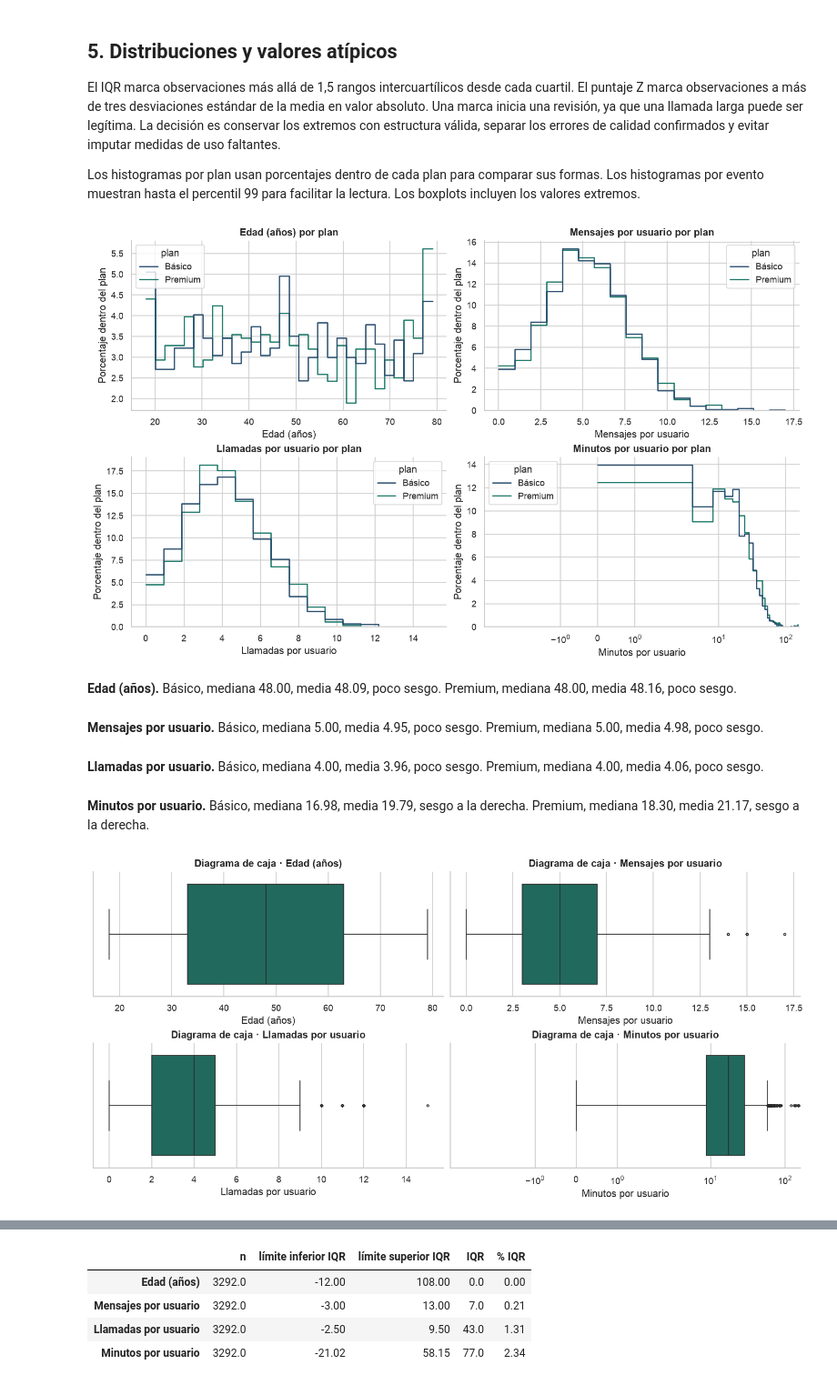
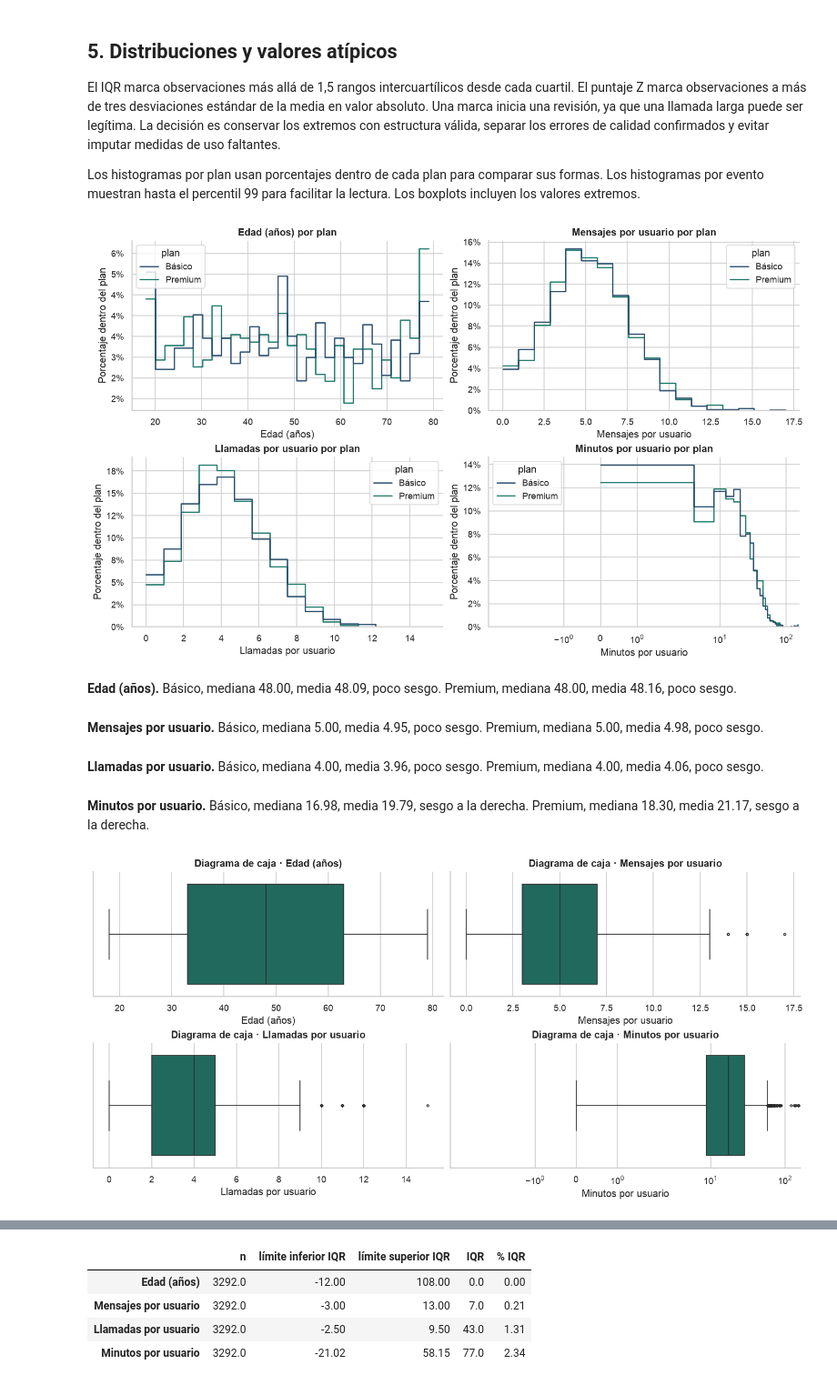
Before and after one commit to dcamachos199-svg/connectatel-sprint-7, a Jupyter notebook: ConnectaTel.ipynb, the cells around one changed output, grey strips where cells are left out. Shown at 91% size. Saved outputs shown, nothing was run; the diff lists cells and outputs as text; code cells hidden in the pictures.

Commit message:
Usar histogramas compatibles con el entorno de TripleTen

```diff
--- a/ConnectaTel.ipynb
+++ b/ConnectaTel.ipynb
@@ -520,8 +520,9 @@ fig, axes = plt.subplots(2, 2, figsize=(12, 7.3), constrained_layout=True)
 for ax, (column, label) in zip(axes.flat, uso_vars.items()):
     data = user_profile[column]
     bins = min(30, int(data.max() - data.min()) + 1) if column != 'cant_minutos_llamada' else 38
-    sns.histplot(data=user_profile, x=column, hue='plan', palette=colors, stat='percent',
+    sns.histplot(data=user_profile, x=column, hue='plan', palette=colors, stat='probability',
                  common_norm=False, element='step', fill=False, bins=bins, ax=ax)
+    ax.yaxis.set_major_formatter(PercentFormatter(xmax=1, decimals=0))
     if column == 'cant_minutos_llamada':
         ax.set_xscale('symlog')
     ax.set(title=f'{label} por plan', xlabel=label, ylabel='Porcentaje dentro del plan')
@@ -538,34 +539,34 @@ for column, label in uso_vars.items():
     display(Markdown(f'**{label}.** ' + '. '.join(parts) + '.'))
 
 fig, axes = plt.subplots(2, 2, figsize=(12, 5.8), constrained_layout=True)
 for ax, (column, label) in zip(axes.flat, uso_vars.items()):
     sns.boxplot(data=user_profile, x=column, color=TEAL, fliersize=2.5, ax=ax)
     if column == 'cant_minutos_llamada':
         ax.set_xscale('symlog')
     ax.set(title=f'Diagrama de caja · {label}', xlabel=label)
 sns.despine(fig=fig)
 plt.show()
 
 sources_plot = [(events['call_minutes'].dropna(), 'Llamadas · minutos', TEAL, [0, 1, 5, 20, 120]),
                 (events['text_chars'].dropna(), 'Mensajes · caracteres', NAVY, [0, 10, 50, 100, 500, 1490])]
 fig, axes = plt.subplots(2, 2, figsize=(12, 6.8), constrained_layout=True)
 for row, (series, label, color, ticks) in enumerate(sources_plot):
     p99 = series.quantile(.99)
     central = series.loc[series.le(p99)]
     sns.histplot(x=central, bins=27, ax=axes[row, 0], color=color, edgecolor='white')
     axes[row, 0].set(title=f'{label} · vista hasta P99', xlabel=label.split(' · ')[1].capitalize(), ylabel='Eventos')
     axes[row, 0].axvline(series.median(), color=AMBER, linestyle='--', linewidth=1.8, label='Mediana')
     axes[row, 0].legend(frameon=False, loc='upper right')
     sns.boxplot(x=series, ax=axes[row, 1], color=color, fliersize=2.5)
     axes[row, 1].set_xscale('symlog')
     axes[row, 1].set_xticks(ticks)
     axes[row, 1].set_xticklabels([str(x) for x in ticks])
     axes[row, 1].set(title=f'{label} · todos los eventos', xlabel='Valor registrado · escala logarítmica', ylabel='')
     axes[row, 1].set_xlim(0, max(ticks[-1], series.max()) * 1.2)
 sns.despine(fig=fig, left=False)
 plt.show()
 # %% [output]
-[figure, old version]
+[figure, new version]
 **Edad (años).** Básico, mediana 48.00, media 48.09, poco sesgo. Premium, mediana 48.00, media 48.16, poco sesgo.
 **Mensajes por usuario.** Básico, mediana 5.00, media 4.95, poco sesgo. Premium, mediana 5.00, media 4.98, poco sesgo.
 **Llamadas por usuario.** Básico, mediana 4.00, media 3.96, poco sesgo. Premium, mediana 4.00, media 4.06, poco sesgo.
```
